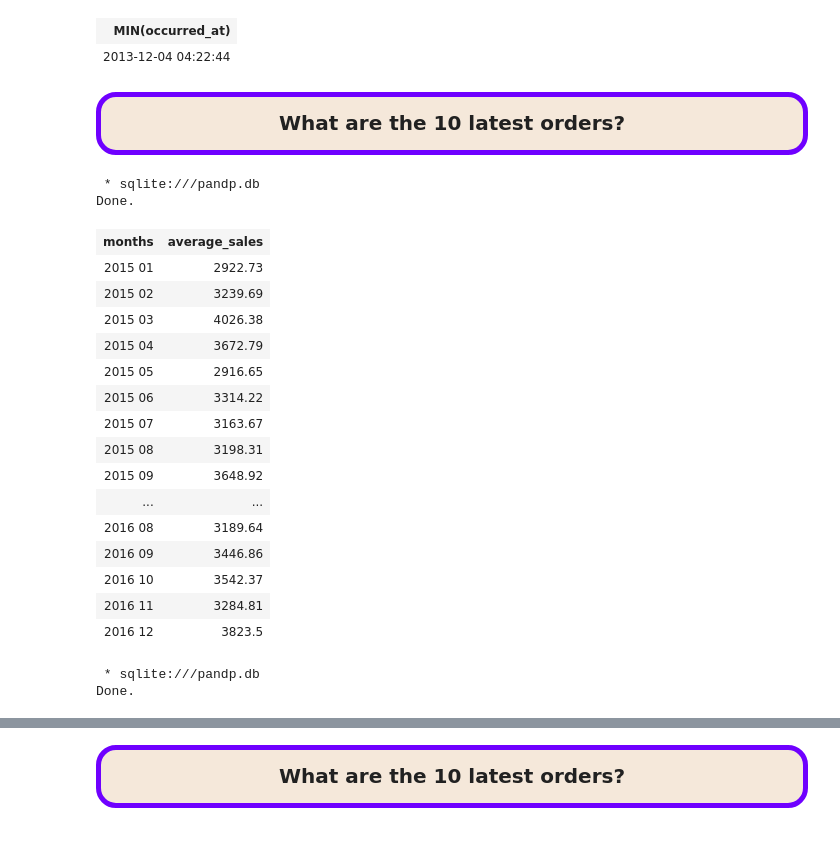
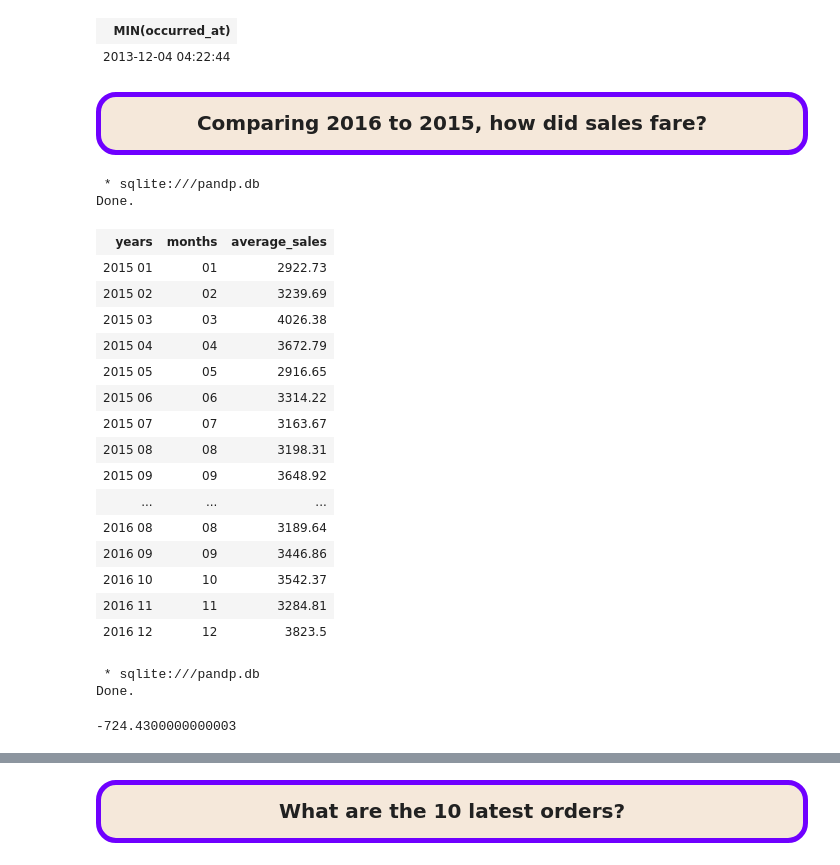
Before and after one commit to BuhariS/Interrogation-of-the-Parch-Posey-Database, a Jupyter notebook: Interrogation of the Parch & Posey Database.ipynb, the cells around one changed output, grey strips where cells are left out. Drawn from its saved outputs; the diff is of its cells as text; code cells hidden in the pictures.

```diff
--- a/Interrogation of the Parch & Posey Database.ipynb
+++ b/Interrogation of the Parch & Posey Database.ipynb
@@ -388,31 +388,31 @@ Done.
 # %% [markdown]
 <div style="border: 5px solid #6f00ff;
     border-radius: 20px; text-align: center; font-size: 20px; font-family: 'Merriweather'; padding: 16px 0; background-color: #F5E8DA">
-  <b>What are the 10 latest orders?<b>
+  <b>Comparing 2016 to 2015, how did sales fare?</b>
 </div>
 # %%
 %%sql
-SELECT strftime('%Y %m', occurred_at) months, ROUND(AVG(total_amt_usd), 2) average_sales
+SELECT strftime('%Y %m', occurred_at) years, strftime('%m', occurred_at) months, ROUND(AVG(total_amt_usd), 2) average_sales
 FROM orders
 WHERE occurred_at LIKE '2015%' OR occurred_at LIKE '2016%'
 GROUP BY 1
 # %% [output]
  * sqlite:///pandp.db
 Done.
-| months | average_sales |
-| 2015 01 | 2922.73 |
-| 2015 02 | 3239.69 |
-| 2015 03 | 4026.38 |
-| 2015 04 | 3672.79 |
-| 2015 05 | 2916.65 |
-| 2015 06 | 3314.22 |
-| 2015 07 | 3163.67 |
-| 2015 08 | 3198.31 |
-| 2015 09 | 3648.92 |
-| ... | ... |
-| 2016 08 | 3189.64 |
-| 2016 09 | 3446.86 |
-| 2016 10 | 3542.37 |
-| 2016 11 | 3284.81 |
-| 2016 12 | 3823.5 |
+| years | months | average_sales |
+| 2015 01 | 01 | 2922.73 |
+| 2015 02 | 02 | 3239.69 |
+| 2015 03 | 03 | 4026.38 |
+| 2015 04 | 04 | 3672.79 |
+| 2015 05 | 05 | 2916.65 |
+| 2015 06 | 06 | 3314.22 |
+| 2015 07 | 07 | 3163.67 |
+| 2015 08 | 08 | 3198.31 |
+| 2015 09 | 09 | 3648.92 |
+| ... | ... | ... |
+| 2016 08 | 08 | 3189.64 |
+| 2016 09 | 09 | 3446.86 |
+| 2016 10 | 10 | 3542.37 |
+| 2016 11 | 11 | 3284.81 |
+| 2016 12 | 12 | 3823.5 |
 # %%
@@ -425,0 +424,4 @@ import matplotlib.pyplot as plt
+# %%
+3301.95 - 4026.38
+# %% [output]
+-724.4300000000003
```
Also changed, not shown: parts of 5 cells of this notebook.
